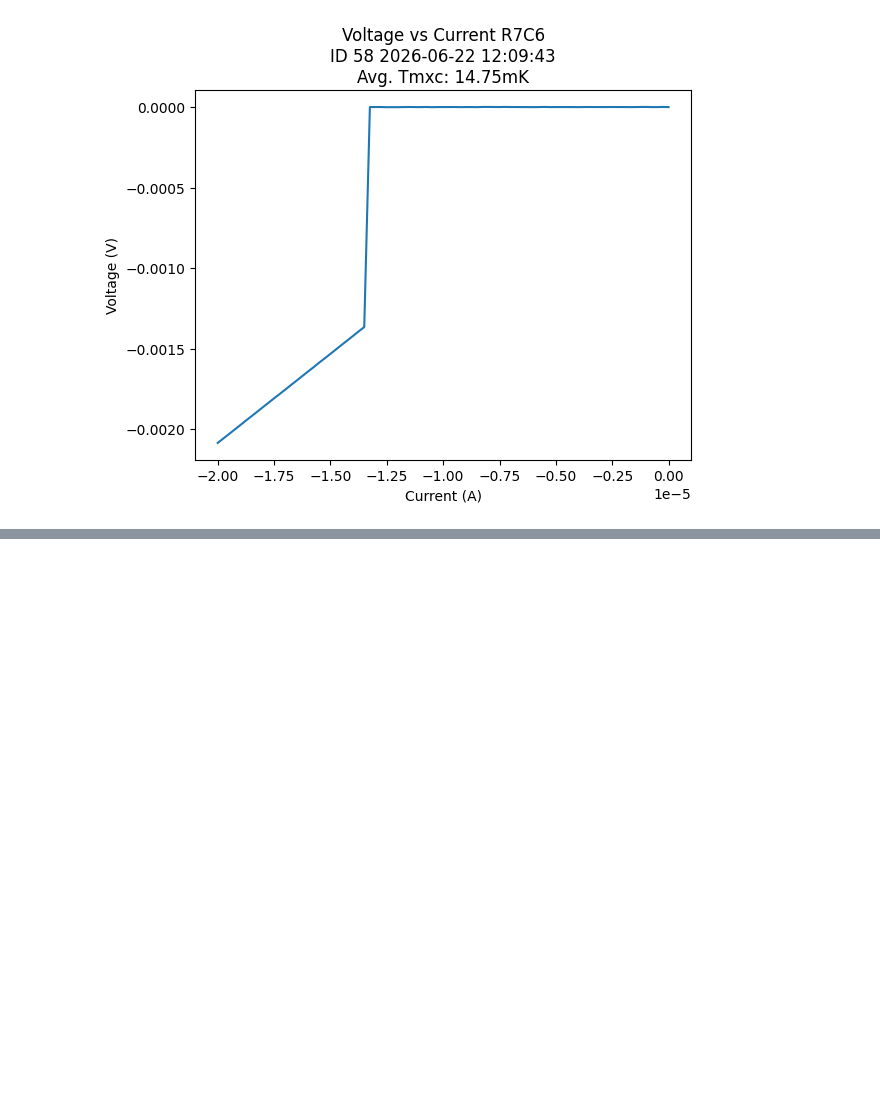
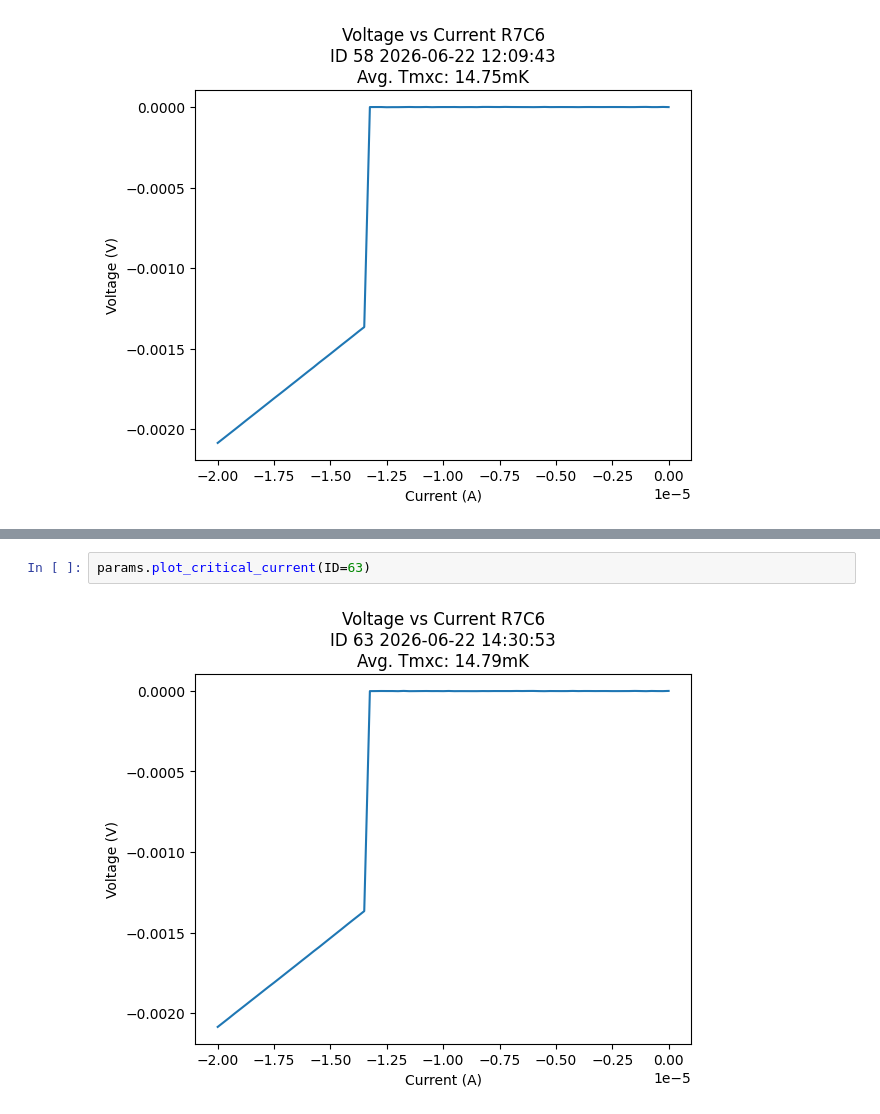
Before and after one commit to QNLSydney/snspd, a Jupyter notebook: SNSPD2/SNSPD13_Line2_Analysis.ipynb, the cells around one changed output, grey strips where cells are left out. Drawn from its saved outputs; the diff is of its cells as text; blank space fills up the shorter version.

```diff
--- a/SNSPD2/SNSPD13_Line2_Analysis.ipynb
+++ b/SNSPD2/SNSPD13_Line2_Analysis.ipynb
@@ -524,0 +510,4 @@ plot_by_id(59)
+# %%
+params.plot_critical_current(ID=63)
+# %% [output]
+[figure, added]
```
Also changed, not shown: parts of 18 cells of this notebook, 1 other file.
